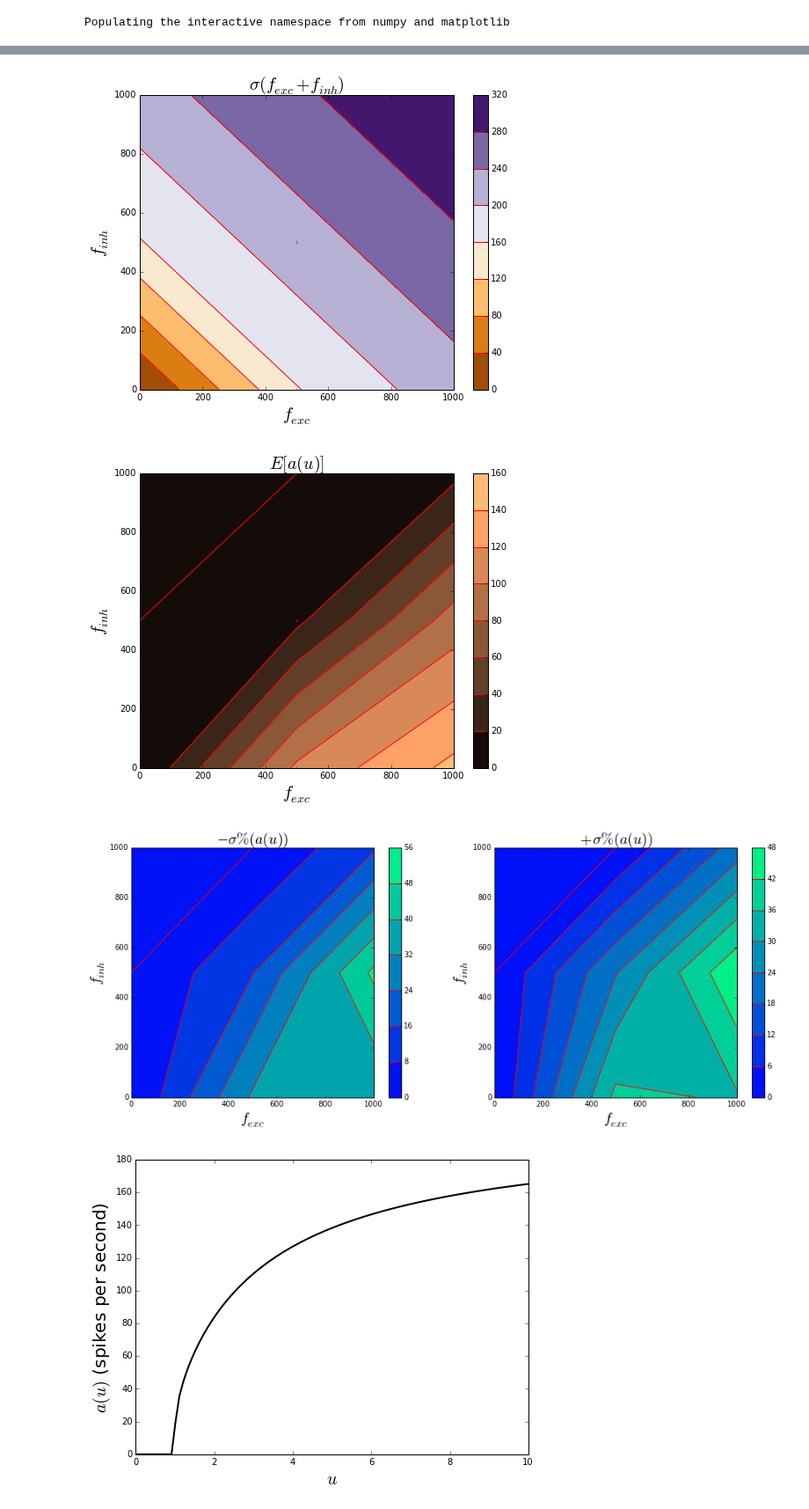
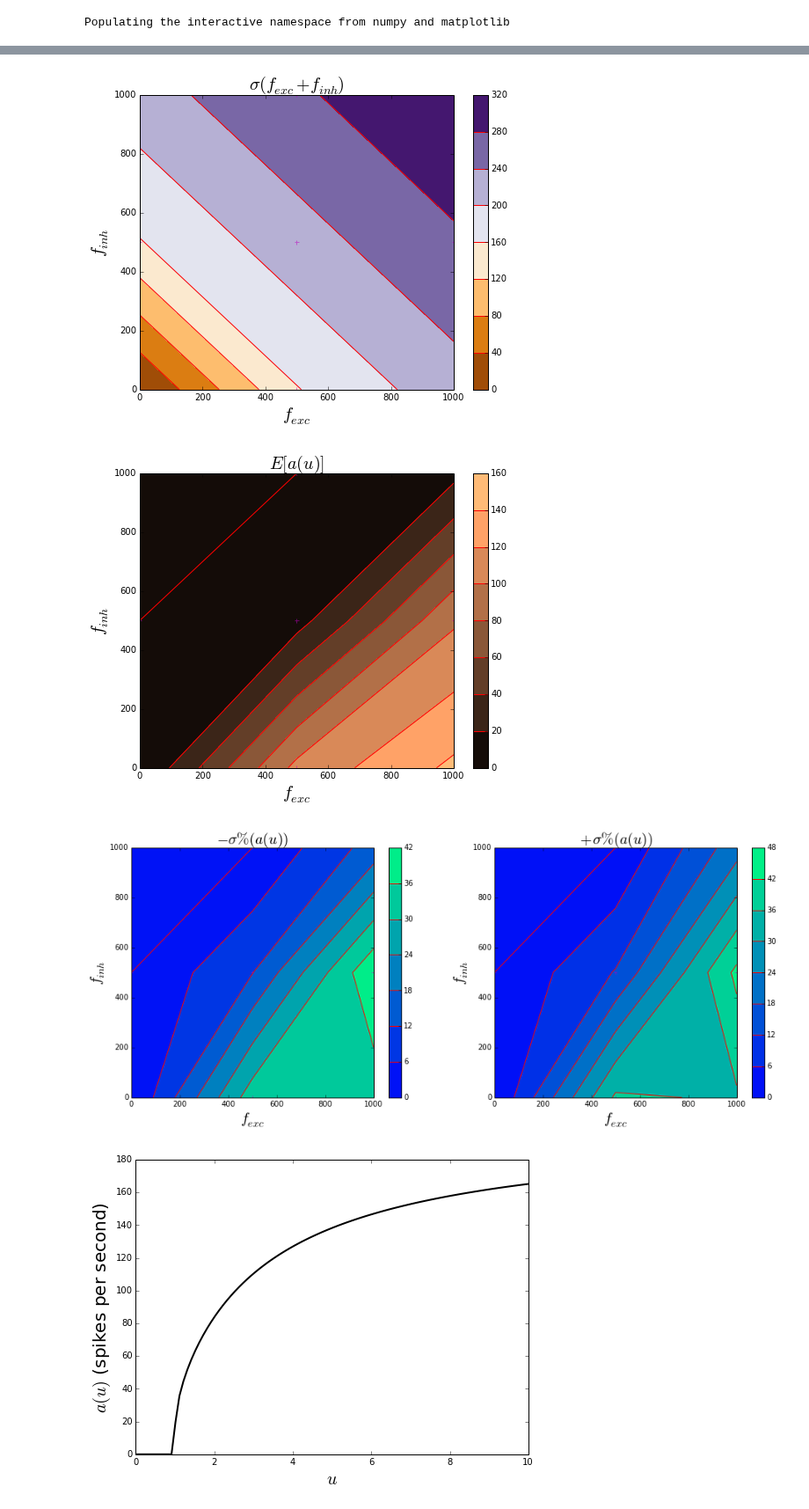
Before and after one commit to samfok/notebooks, a Jupyter notebook: neuron/LIF_statistics.ipynb, the cells around one changed output, grey strips where cells are left out. Shown at 88% size. Cells and saved outputs as stored; diff of their text form; code cells hidden in the pictures.

```diff
--- a/neuron/LIF_statistics.ipynb
+++ b/neuron/LIF_statistics.ipynb
@@ -497,8 +513,8 @@ T = 2.
 dt = .0001
 
 neuronp = dict(tau_syn=tau_syn, tau_m=tau_m, tref=tref, xt=xt)
-# tuning, dev1s_l, dev1s_u = collect_lif_outstats(dt, T, alpha, fexc_g, neuronp=neuronp,
-#                          filt_tau=tau_syn, k_trans=k_trans, finh=finh_g, ret_dev1s=True)
+tuning, dev1s_l, dev1s_u = collect_lif_outstats(dt, T, alpha, fexc_g, neuronp=neuronp,
+                                                filt_tau=tau_syn, k_trans=k_trans, finh=finh_g, ret_dev1s=True)
 
 # E[u]
 fig, ax = plot_contour(fexc_g, finh_g, u_g, contourfp={'cmap':plt.cm.BrBG}, contourp={'colors':'r'},
@@ -523,42 +539,39 @@ fig, ax = plot_contour(fexc_g, finh_g, s_g, contourfp={'cmap':plt.cm.PuOr}, cont
                        figp={'figsize':(8,6)},
                        xlabel=r'$f_{exc}$', xlabelp={'fontsize':20}, ylabel=r'$f_{inh}$', ylabelp={'fontsize':20},
                        title=r'$\sigma(f_{exc}+f_{inh})$', titlep={'fontsize':20})
 plot_scatter(fexc_g, finh_g, scatterp={'c':'m', 'marker':'+', 'alpha':.5}, ax=ax,
              xlim=(fexc[0], fexc[-1]), ylim=(finh[0], finh[-1]),
              fname=FIGDIR+'fe_fi_noise.png', savep={'dpi':200})
 
 # E[a(u)]
 fig, ax = plot_contour(fexc_g, finh_g, tuning, contourfp={'cmap':plt.cm.copper}, contourp={'colors':'r'},
                        figp={'figsize':(8,6)},
                        xlabel=r'$f_{exc}$', xlabelp={'fontsize':20}, ylabel=r'$f_{inh}$', ylabelp={'fontsize':20},
                        title=r'$E[a(u)]$', titlep={'fontsize':20})
 plot_scatter(fexc_g, finh_g, scatterp={'c':'m', 'marker':'+', 'alpha':.5}, ax=ax,
              xlim=(fexc[0], fexc[-1]), ylim=(finh[0], finh[-1]),
              fname=FIGDIR+'fe_fi_noisy_tuning.png', savep={'dpi':200})
 
 # Var(a(u))
-fig = figure(figsize=(16,6))
-ax = fig.add_subplot(121)
-plot_contour(fexc_g, finh_g, dev1s_l, contourfp={'cmap':plt.cm.winter}, contourp={'colors':'r'}, ax=ax,
-                       figp={'figsize':(8,6)},
+fig, ax = plot_contour(fexc_g, finh_g, dev1s_l, contourfp={'cmap':plt.cm.winter}, contourp={'colors':'r'},
+                       subplotp=(1,2,1), figp={'figsize':(16,6)},
                        xlabel=r'$f_{exc}$', xlabelp={'fontsize':20}, ylabel=r'$f_{inh}$', ylabelp={'fontsize':20},
                        title=r'$-\sigma\%(a(u))$', titlep={'fontsize':20})
 plot_scatter(fexc_g, finh_g, scatterp={'c':'m', 'marker':'+', 'alpha':.5}, ax=ax,
              xlim=(fexc[0], fexc[-1]), ylim=(finh[0], finh[-1]))
-ax = fig.add_subplot(122)
-plot_contour(fexc_g, finh_g, dev1s_u, contourfp={'cmap':plt.cm.winter}, contourp={'colors':'r'}, ax=ax,
-                       figp={'figsize':(8,6)},
+fig, ax = plot_contour(fexc_g, finh_g, dev1s_u, contourfp={'cmap':plt.cm.winter}, contourp={'colors':'r'}, fig=fig,
+                       subplotp=(1,2,2),
                        xlabel=r'$f_{exc}$', xlabelp={'fontsize':20}, ylabel=r'$f_{inh}$', ylabelp={'fontsize':20},
                        title=r'$+\sigma\%(a(u))$', titlep={'fontsize':20})
 plot_scatter(fexc_g, finh_g, scatterp={'c':'m', 'marker':'+', 'alpha':.5}, ax=ax,
              xlim=(fexc[0], fexc[-1]), ylim=(finh[0], finh[-1]),
              fname=FIGDIR+'fe_fi_noisy_tuning.png', savep={'dpi':200});
 # %% [output]
 [figure]
 [figure]
 [figure]
-[figure, old version]
+[figure, new version]
-[figure, old version]
+[figure, new version]
 # %%
 # create plots for soma
 T = .1
```
Also changed, not shown: parts of 5 cells of this notebook.
